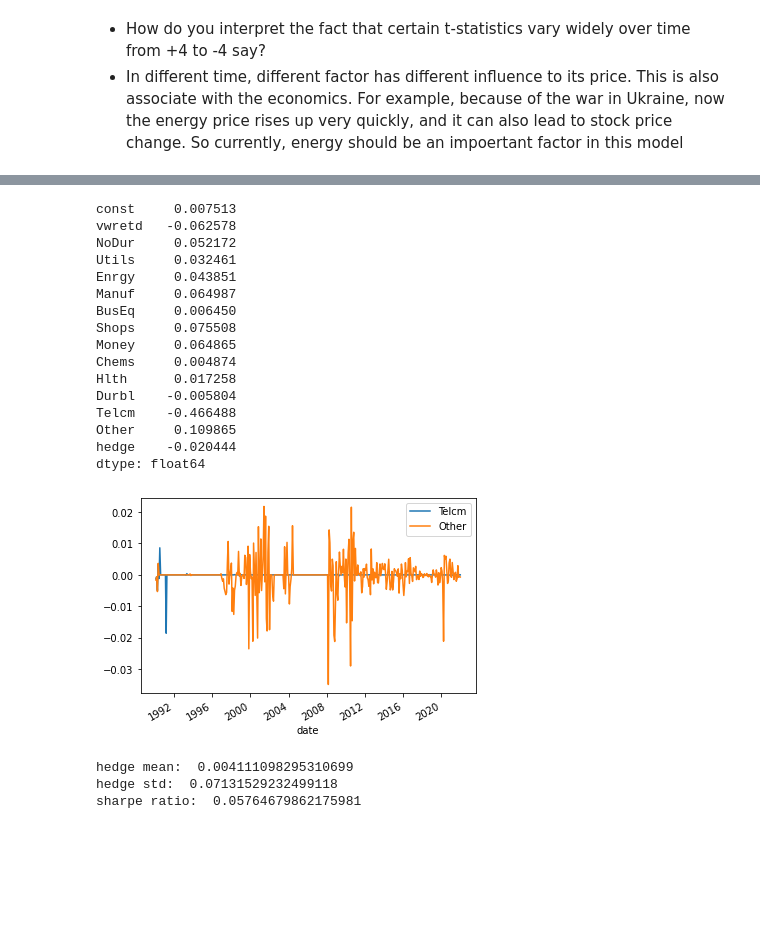
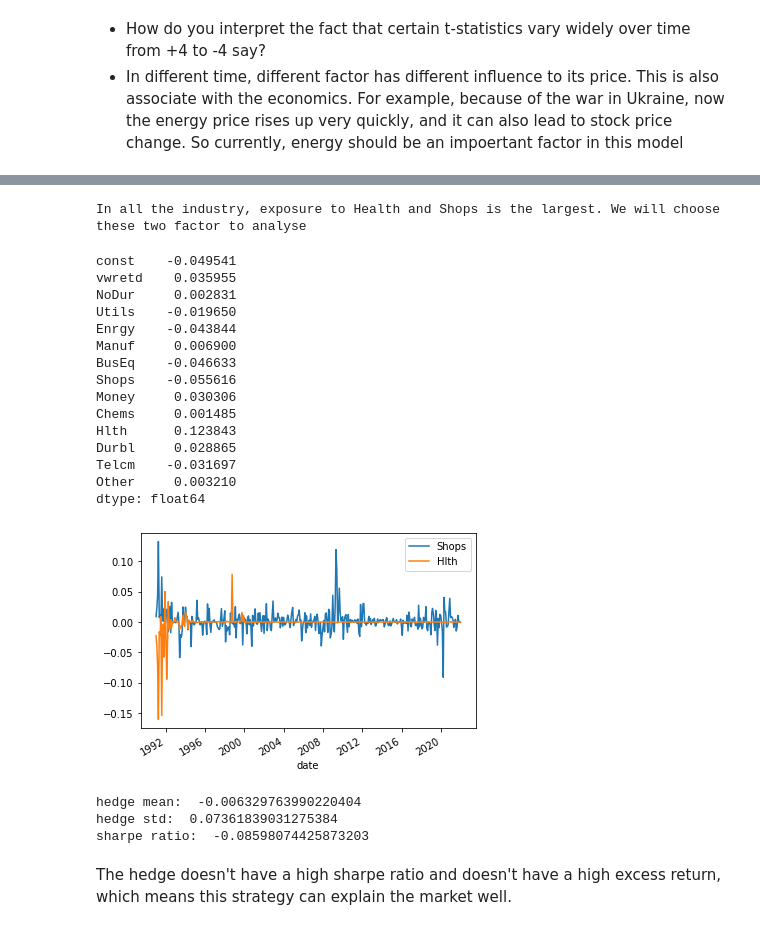
Before and after one commit to hugolan/investments, a Jupyter notebook: PS7/EX1-hsong.ipynb, the cells around one changed output, grey strips where cells are left out. Saved outputs shown, nothing was run; the diff lists cells and outputs as text; code cells hidden in the pictures; blank space fills up the shorter version.

```diff
--- a/PS7/EX1-hsong.ipynb
+++ b/PS7/EX1-hsong.ipynb
@@ -216,8 +216,12 @@ data
 38400 rows × 15 columns
 # %%
+import datetime
 exposure_d = exposure.drop(index = exposure.index).rename(columns={'permno':'date'})
 j = 0
-for d in data['date'].unique():
+t = 1
+for d in data['date'].unique()[10:-1]: # calculate exposure to factor when date=d+1 (equal to having a date shift herer)
+        #d: weight calculation time  d_1: real time
+        d_1 = data['date'].unique()[10+t]
         weights_l = (data[data['date']==d].nlargest(10,"value")['value'] / data[data['date']==d].nlargest(10,"value").sum()[-1]).to_list()
         weights_s = (data[data['date']==d].nsmallest(10,"value")['value'] / data[data['date']==d].nsmallest(10,"value").sum()[-1]).to_list()
         permno_l = (data[data['date']==d].nlargest(10,"value")['permno']).to_list()
@@ -227,65 +231,69 @@ for d in data['date'].unique():
         hedge = 0
         for i in range(10):
                 exposure_tmp = exposure_tmp.append(weights_l[i]*exposure[exposure['permno']==permno_l[i]])
-                ret += float(data[(data['date']==d)&(data['permno']==permno_l[i])]['ret']*weights_l[i])
+                ret += float(data[(data['date']==d_1)&(data['permno']==permno_l[i])]['ret']*weights_l[i])
         for i in range(10):
                 exposure_tmp = exposure_tmp.append(-weights_s[i]*exposure[exposure['permno']==permno_s[i]])
-                ret -= float(data[(data['date']==d)&(data['permno']==permno_s[i])]['ret']*weights_s[i])
+                ret -= float(data[(data['date']==d_1)&(data['permno']==permno_s[i])]['ret']*weights_s[i])
 
         exposure_d.loc[j] = exposure_tmp.sum(axis=0)[1:]
-        exposure_d.loc[j,'date'] = d
+        exposure_d.loc[j,'date'] = d_1
         exposure_d.loc[j,'ret'] = ret
-        for name in exposure.drop(columns='permno').columns.values:
-                hedge += exposure_d.loc[j,name]*index[index['date']==d][name]
+        for name in exposure.drop(columns='permno').columns.values: #loop for all the industry portfolio, calculate hedge
+                hedge += exposure_d.loc[j,name]*index[index['date']==d_1][name]
         exposure_d.loc[j,'hedge'] = float(hedge)
         j+=1
+        t+=1
 # %%
-x = sm.add_constant(exposure_d.drop(columns = {'date','ret'}))
+x = sm.add_constant(exposure_d.drop(columns = {'date','ret','hedge'}))
 y = exposure_d['ret']
 res = sm.OLS(y,x).fit()
+print('In all the industry, exposure to Health and Shops is the largest. We will choose these two factor to analyse')
 res.params
 # %% [output]
-const     0.007513
-vwretd   -0.062578
-NoDur     0.052172
-Utils     0.032461
-Enrgy     0.043851
-Manuf     0.064987
-BusEq     0.006450
-Shops     0.075508
-Money     0.064865
-Chems     0.004874
-Hlth      0.017258
-Durbl    -0.005804
-Telcm    -0.466488
-Other     0.109865
-hedge    -0.020444
-dtype: float64
+In all the industry, exposure to Health and Shops is the largest. We will choose these two factor to analyse
+const    -0.049541
+vwretd    0.035955
+NoDur     0.002831
+Utils    -0.019650
+Enrgy    -0.043844
+Manuf     0.006900
+BusEq    -0.046633
+Shops    -0.055616
+Money     0.030306
+Chems     0.001485
+Hlth      0.123843
+Durbl     0.028865
+Telcm    -0.031697
+Other     0.003210
+dtype: float64
 # %%
 factor_return_d = exposure.drop(index = exposure.index).rename(columns={'permno':'date'})
 i = 0
-for d in data['date'].unique():
+for d in data['date'].unique()[11:]:
     x = sm.add_constant(exposure_d[exposure_d['date']==d].drop(columns = {'date','ret'}))
     y = exposure_d[exposure_d['date']==d]['ret']
     res = sm.OLS(y,x).fit()
     factor_return_d.loc[i] = res.params
     factor_return_d.loc[i,'date'] = d
     # t-statistics
     t,aaa = stats.ttest_ind(np.array(res.params[1:]),np.array(index[index['date']==d].drop(columns={'date','rf'}))[0])
     factor_return_d.loc[i,'t-stat'] = t
     i+=1
-fig_df = factor_return_d[['date','Telcm','Other']].set_index('date')
+fig_df = factor_return_d[['date','Shops','Hlth']].set_index('date')
 fig_df.plot()
 plt.show()
 
 #Compute the return to your momentum portfolio where you hedge the exposure to all industry factors
 exposure_d['hedge_ret'] = exposure_d['ret'] - exposure_d['hedge']
 exposure_d['hedge_ret']
 print('hedge mean: ',exposure_d['hedge_ret'].mean())
 print('hedge std: ',exposure_d['hedge_ret'].std())
 print('sharpe ratio: ',exposure_d['hedge_ret'].mean()/exposure_d['hedge_ret'].std())
 # %% [output]
-[figure, old version]
+[figure, new version]
-hedge mean:  0.004111098295310699
-hedge std:  0.07131529232499118
-sharpe ratio:  0.05764679862175981
+hedge mean:  -0.006329763990220404
+hedge std:  0.07361839031275384
+sharpe ratio:  -0.08598074425873203
+# %% [markdown]
+The hedge doesn't have a high sharpe ratio and doesn't have a high excess return, which means this strategy can explain the market well.
```
Also changed, not shown: parts of 2 cells of this notebook, 1 other file.
